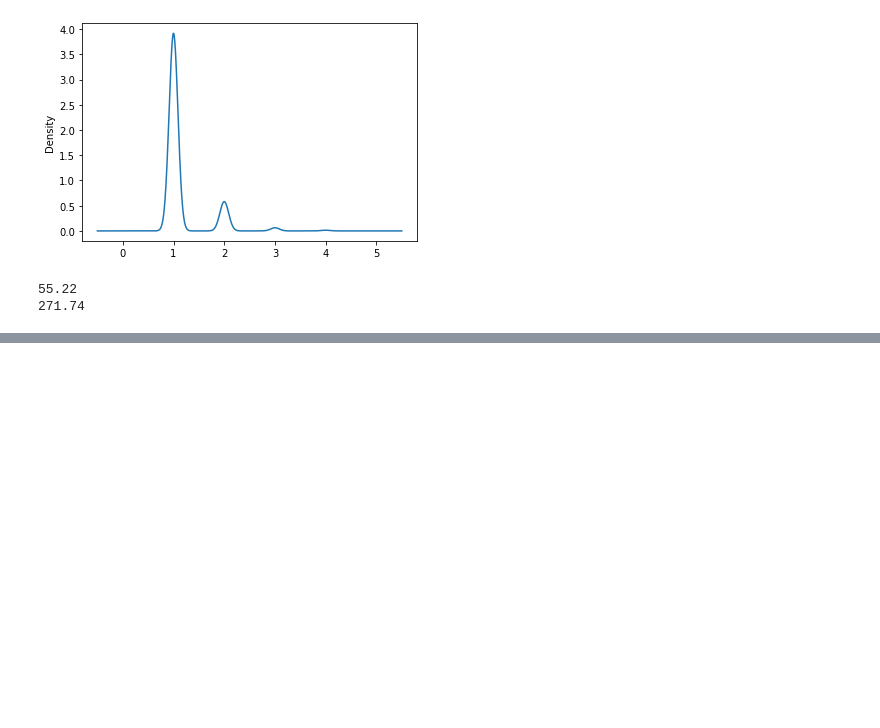
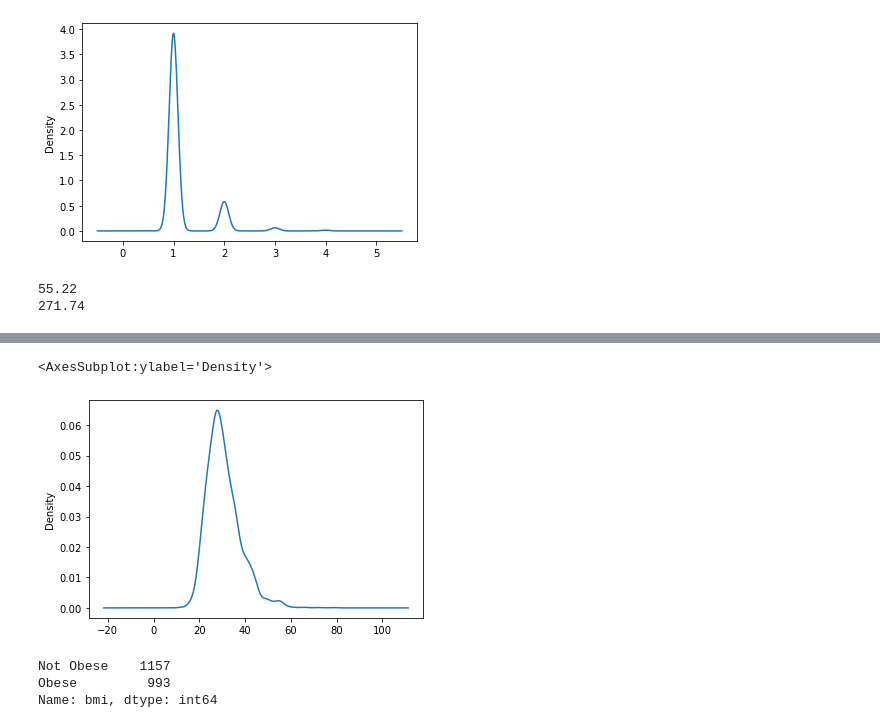
Before and after one commit to Bbert88/brain-stroke-prediction, a Jupyter notebook: Alternative_extract_using_OHE__NN_.ipynb, the cells around one changed output, grey strips where cells are left out. Cells and saved outputs as stored; diff of their text form; code cells hidden in the pictures; blank space fills up the shorter version.

```diff
--- a/Alternative_extract_using_OHE__NN_.ipynb
+++ b/Alternative_extract_using_OHE__NN_.ipynb
@@ -375,0 +420,9 @@ print(max(adult_df_ohe.avg_glucose_level))
+# %%
+#Apply OHE to Glucose column
+
+# Fit the encoder and produce encoded DataFrame
+encode_df_glu = pd.DataFrame(ohe.fit_transform(adult_df_ohe.avg_glucose_level.values.reshape(-1,1)))
+
+# Rename encoded columns
+encode_df_glu.columns = ohe.get_feature_names(['avg_glucose_level'])
+encode_df_glu.head()
@@ -375,0 +436,3 @@ print(max(adult_df_ohe.avg_glucose_level))
+# %%
+adult_df_ohe = adult_df_ohe.merge(encode_df_glu,left_index=True,right_index=True).drop("avg_glucose_level",1)
+adult_df_ohe
@@ -375,0 +468,19 @@ print(max(adult_df_ohe.avg_glucose_level))
+# %%
+adult_df_ohe.bmi.plot.density()
+# %% [output]
+<AxesSubplot:ylabel='Density'>
+[figure, added]
+# %%
+# Bin BMI column
+
+for lvl in adult_df_ohe['bmi']:
+    if lvl < 30:
+        adult_df_ohe.bmi = adult_df_ohe.bmi.replace(lvl, "Not Obese")
+    else:
+        adult_df_ohe.bmi = adult_df_ohe.bmi.replace(lvl, "Obese")
+
+adult_df_ohe.bmi.value_counts()
+# %% [output]
+Not Obese    1157
+Obese         993
+Name: bmi, dtype: int64
```
Also changed, not shown: parts of 25 cells of this notebook.
